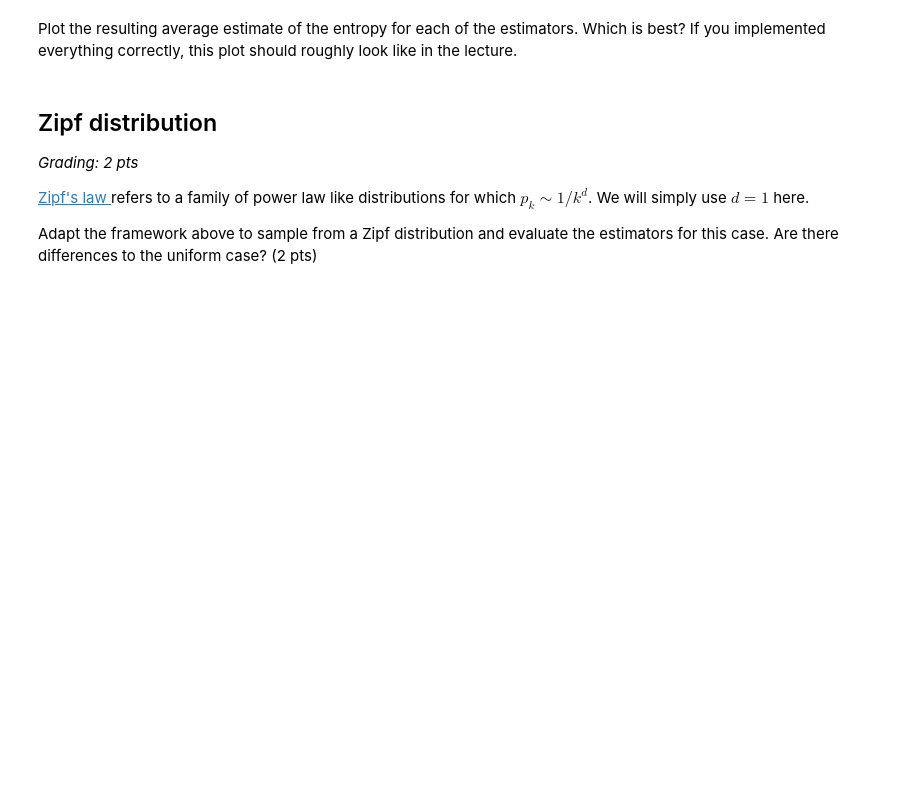
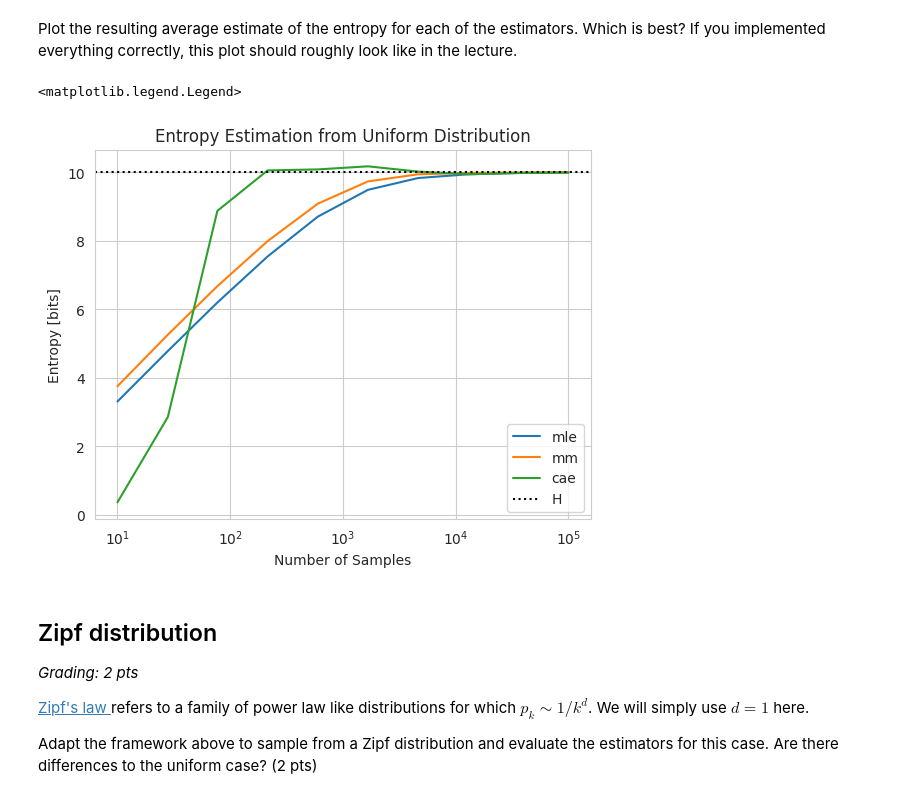
Before and after one commit to stedavkle/uni-tue-nds, a Jupyter notebook: CL8/notebooks/CodingLab8.ipynb, the cells around one changed output. Cells and saved outputs as stored; diff of their text form; code cells hidden in the pictures; blank space fills up the shorter version.

```diff
--- a/CL8/notebooks/CodingLab8.ipynb
+++ b/CL8/notebooks/CodingLab8.ipynb
@@ -117,8 +121,8 @@ def entropy_mle(phat):
         Entropy estimate
     """
     # insert your code here (1 pt)
-    phat = phat[phat > 0] # avoid log(0)
-    H = -np.sum(phat * np.log(phat))
+    phat = phat[phat > 0]  # avoid log(0)
+    H = -np.sum(phat * np.log2(phat))
 
     return H
 # %% [markdown]
@@ -235,12 +239,13 @@ def entropy_cae(phat, n):
     # insert your code here (1 pt)
 
     #  estimate the coverage probability C
-    f1 = np.sum(phat == 1/n)  # Number of singletons (frequency of 1)
-    C = 1 - f1/n
+    f1 = np.sum(phat == 1 / n)  # Number of singletons (frequency of 1)
+    C = 1 - f1 / n
 
     phat_C = phat * C
+    phat_C = phat_C[phat_C > 0]  # avoid log(0)
 
-    H = -np.sum((phat_C * np.log(phat_C)) / (1 - (1 - phat_C)**n))
+    H = -np.sum((phat_C * np.log2(phat_C)) / (1 - (1 - phat_C) ** n))
 
     return H
 # %% [markdown]
@@ -339,29 +379,46 @@ for i, S in enumerate(sample_sizes):
         # with different sample size (0.5 pts)
         # ------------------------------------
 
-        # insert your code here
+        # draw S samples from uniform distribution
+        x = rng.integers(
+            0, N, size=int(S)
+        )  # TODO nachfragen ob integer gewollt, oder floats via rng.uniform()
+
+        # create a histogram using the predefined edges
+        counts, _ = np.histogram(x, bins=edges)
+
+        # calculate phat
+        phat = counts / np.sum(counts)
+
+        # normalize counts to get phat
+        phat = counts / np.sum(counts)
 
         h_mle[i, j] = entropy_mle(phat)
         h_mm[i, j] = entropy_mm(phat, S)
         h_cae[i, j] = entropy_cae(phat, S)
-        h_jk[i, j] = entropy_jk(x, edges)
-        h_jvhw[i, j] = entropy_jvhw(x)
+        # h_jk[i, j] = entropy_jk(x, edges) # TODO einkommentieren, wegen dem läuft das ewig
+        # h_jvhw[i, j] = entropy_jvhw(x) # TODO einkommentieren wenn implementiert
 # %% [markdown]
 Plot the resulting average estimate of the entropy for each of the estimators. Which is best? If you implemented everything correctly, this plot should roughly look like in the lecture.
 # %%
 plt.figure()
 
 plt.semilogx(sample_sizes, np.mean(h_mle, axis=1), label="mle")
 plt.semilogx(sample_sizes, np.mean(h_mm, axis=1), label="mm")
 plt.semilogx(sample_sizes, np.mean(h_cae, axis=1), label="cae")
-plt.semilogx(sample_sizes, np.mean(h_jk, axis=1), label="jk")
-plt.semilogx(sample_sizes, np.mean(h_jvhw, axis=1), label="jvhw")
+# plt.semilogx(sample_sizes, np.mean(h_jk, axis=1), label="jk")
+# plt.semilogx(sample_sizes, np.mean(h_jvhw, axis=1), label="jvhw")
 
 # plot h_unseen or h_bub here if you implemented them.
 
-plt.axhline(H, color="black", linestyle=":")
-
+plt.axhline(H, color="black", linestyle=":", label="H")
+plt.xlabel("Number of Samples")
+plt.ylabel("Entropy [bits]")
+plt.title("Entropy Estimation from Uniform Distribution")
 plt.legend()
+# %% [output]
+<matplotlib.legend.Legend>
+[figure, added]
 # %% [markdown]
 ## Zipf distribution
 *Grading: 2 pts*
```
Also changed, not shown: parts of 9 cells of this notebook.
